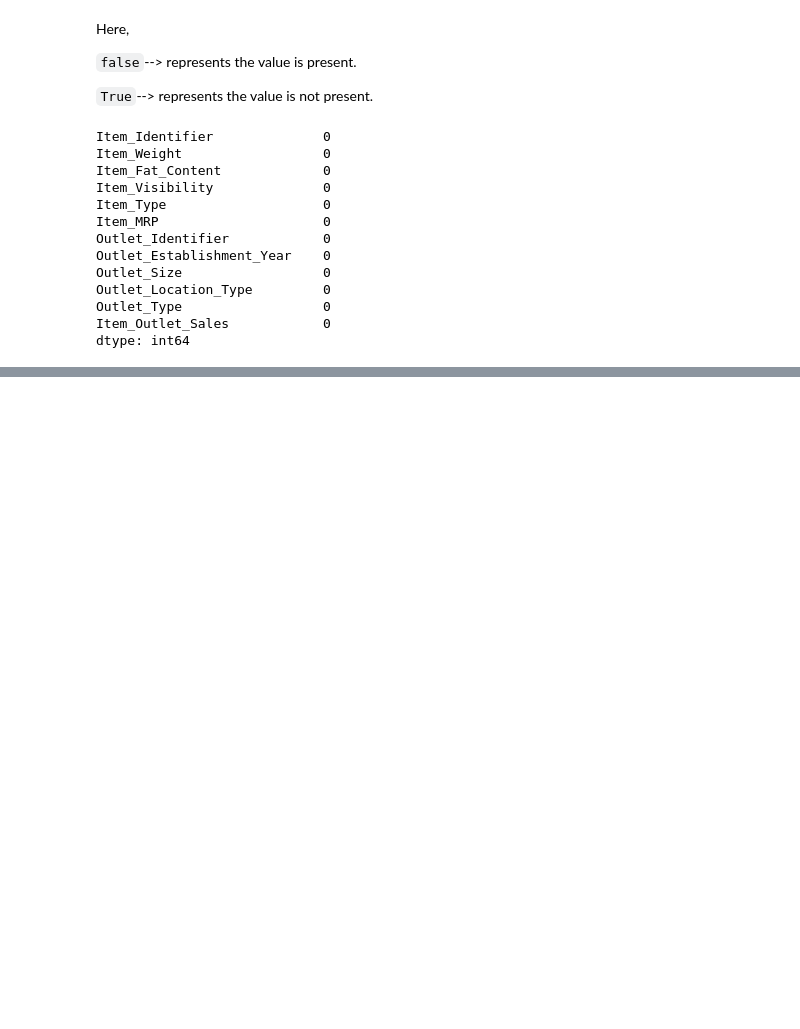
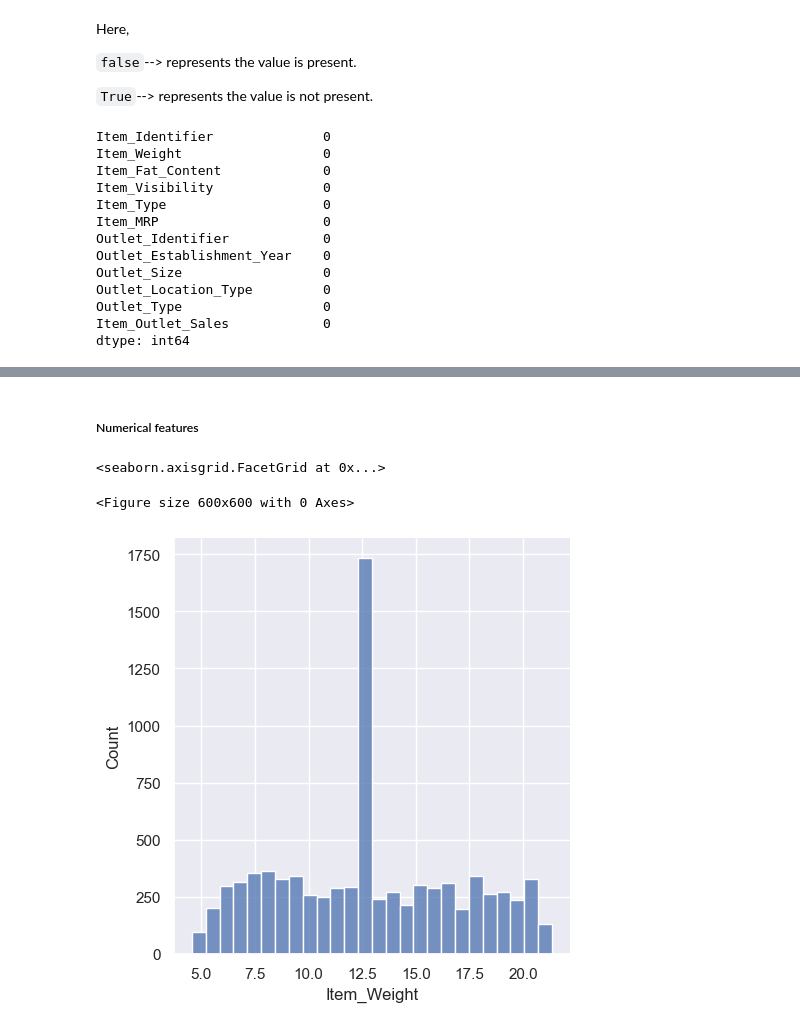
Before and after one commit to harshbhatt15/Machine-Learning, a Jupyter notebook: ADVANCED ALGORITHMS/Ensemble_method/Boosting/Gradient_Approach/XGboost/Sales_prediction.ipynb, the cells around one changed output, grey strips where cells are left out. Drawn from its saved outputs; the diff is of its cells as text; code cells hidden in the pictures; blank space fills up the shorter version.

```diff
--- a/ADVANCED ALGORITHMS/Ensemble_method/Boosting/Gradient_Approach/XGboost/Sales_prediction.ipynb
+++ b/ADVANCED ALGORITHMS/Ensemble_method/Boosting/Gradient_Approach/XGboost/Sales_prediction.ipynb
@@ -184,0 +200,12 @@ dtype: int64
+# %% [markdown]
+##### Numerical features
+# %%
+sns.set()
+# %%
+# plot for item weight distribution
+plt.figure(figsize=(6,6))
+sns.displot(df['Item_Weight']) # distribution plot
+# %% [output]
+<seaborn.axisgrid.FacetGrid at 0x...>
+<Figure size 600x600 with 0 Axes>
+[figure, added]
```
Also changed, not shown: parts of 5 cells of this notebook.
